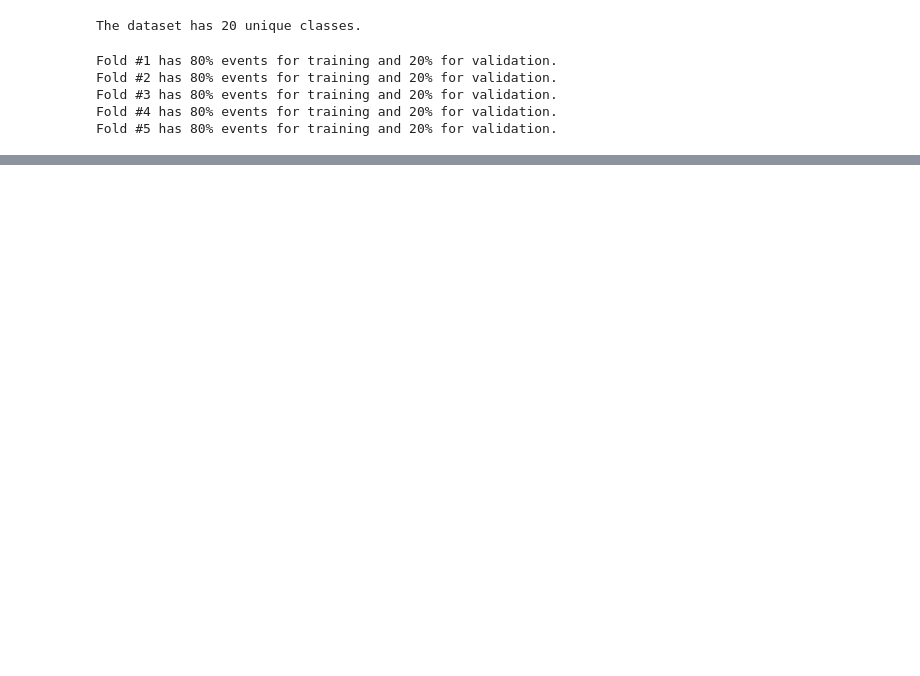
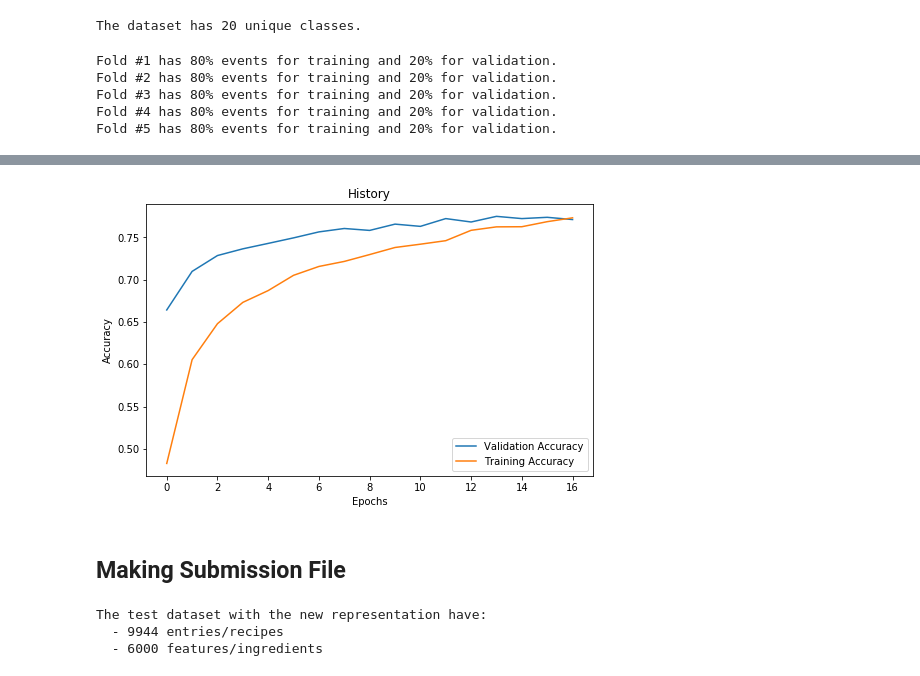
Before and after one commit to philipp-gaspar/whats-cooking, a Jupyter notebook: notebooks/Deep Learning for Text.ipynb, the cells around one changed output, grey strips where cells are left out. Drawn from its saved outputs; the diff is of its cells as text; code cells hidden in the pictures; blank space fills up the shorter version.

```diff
--- a/notebooks/Deep Learning for Text.ipynb
+++ b/notebooks/Deep Learning for Text.ipynb
@@ -234,0 +281,13 @@ for fold, (trn_idx, val_idx) in enumerate(folds):
+# %%
+fig = plt.figure(figsize=(8,5))
+plt.plot(model.history.history['val_acc'], label='Validation Accuracy')
+plt.plot(model.history.history['acc'], label='Training Accuracy')
+plt.ylabel('Accuracy')
+plt.xlabel('Epochs')
+plt.title('History')
+plt.legend()
+plt.show()
+# %% [output]
+[figure, added]
+# %% [markdown]
+## Making Submission File
@@ -234,0 +298,14 @@ for fold, (trn_idx, val_idx) in enumerate(folds):
+# %%
+# directly get the representations
+tfidf_data = tokenizer.texts_to_matrix(df['ingredients'], mode='tfidf')
+
+n_samples = tfidf_data.shape[0]
+n_features = tfidf_data.shape[1]
+
+print('The test dataset with the new representation have:')
+print('  - %i entries/recipes' % n_samples)
+print('  - %i features/ingredients' % n_features)
+# %% [output]
+The test dataset with the new representation have:
+  - 9944 entries/recipes
+  - 6000 features/ingredients
```
Also changed, not shown: parts of 22 cells of this notebook.
